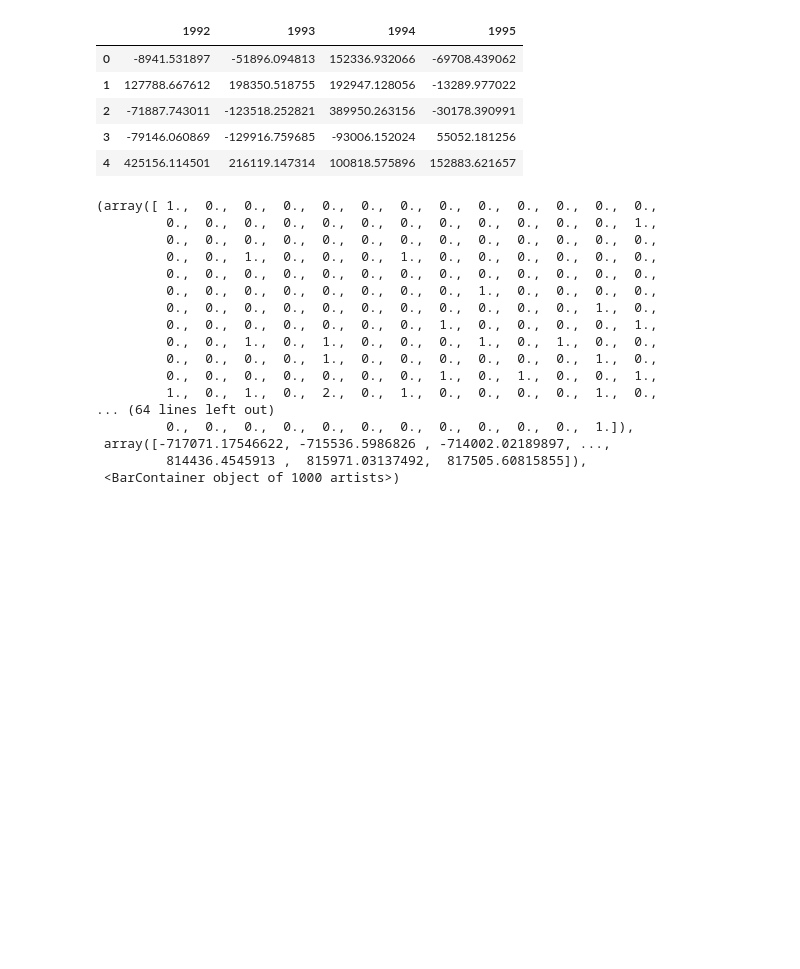
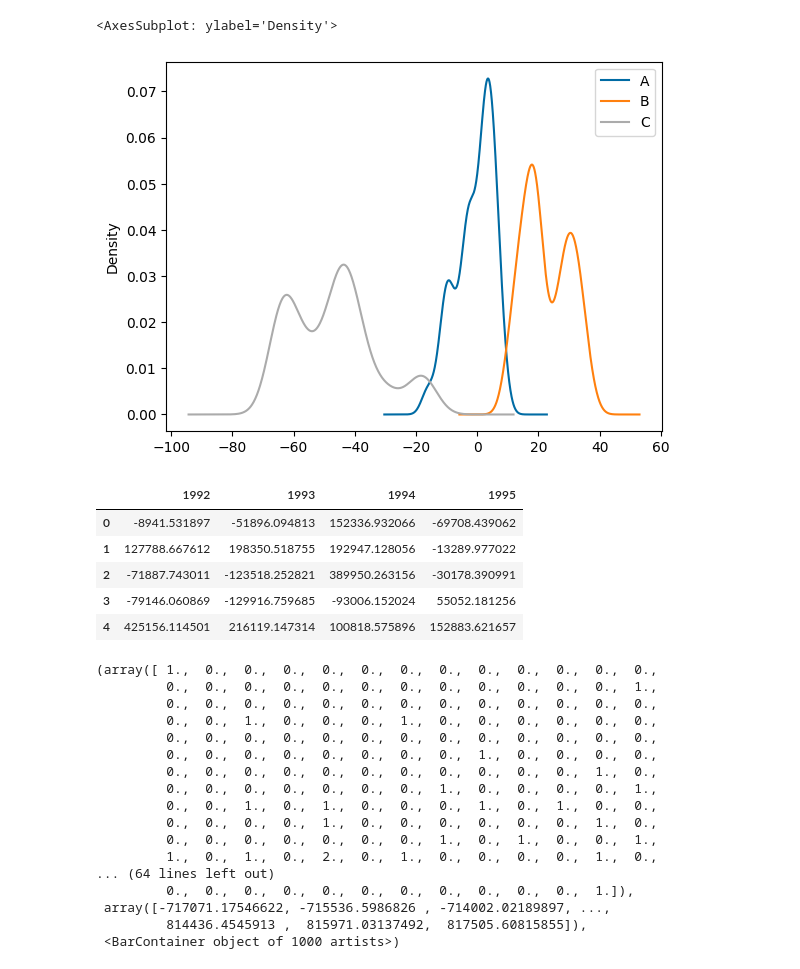
Before and after one commit to Randyansah/New-folder, a Jupyter notebook: datascience.ipynb, the cells around one changed output. Cells and saved outputs as stored; diff of their text form; code cells hidden in the pictures; blank space fills up the shorter version.

```diff
--- a/datascience.ipynb
+++ b/datascience.ipynb
@@ -1,3 +57,8 @@
+# %%
+df.plot.kde()
+# %% [output]
+<AxesSubplot: ylabel='Density'>
+[figure, added]
 # %%
 # Use the following data for this assignment:
 
```
Also changed, not shown: parts of 6 cells of this notebook.
